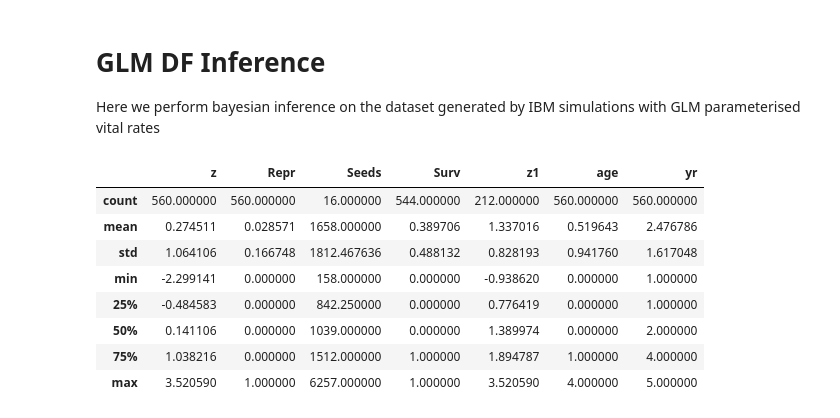
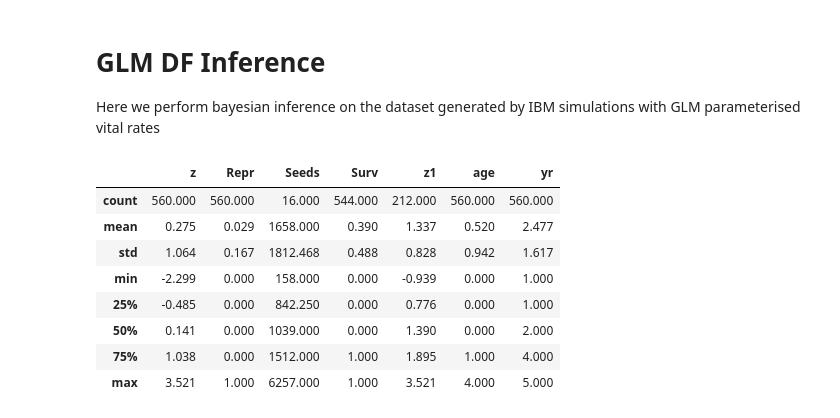
Before and after one commit to keynestay/MSc-Dissertation-Project, a Jupyter notebook: GLM_df_inference.ipynb, the cells around one changed output. Cells and saved outputs as stored; diff of their text form; code cells hidden in the pictures.

```diff
--- a/GLM_df_inference.ipynb
+++ b/GLM_df_inference.ipynb
@@ -16,14 +20,14 @@ import matplotlib.pyplot as plt
 # %%
 df = pd.read_csv('glm_ibm_dataset.csv')
 # %%
-df.describe()
+df.describe().round(3)
 # %% [output]
 |  | z | Repr | Seeds | Surv | z1 | age | yr |
-| count | 560.000000 | 560.000000 | 16.000000 | 544.000000 | 212.000000 | 560.000000 | 560.000000 |
-| mean | 0.274511 | 0.028571 | 1658.000000 | 0.389706 | 1.337016 | 0.519643 | 2.476786 |
-| std | 1.064106 | 0.166748 | 1812.467636 | 0.488132 | 0.828193 | 0.941760 | 1.617048 |
-| min | -2.299141 | 0.000000 | 158.000000 | 0.000000 | -0.938620 | 0.000000 | 1.000000 |
-| 25% | -0.484583 | 0.000000 | 842.250000 | 0.000000 | 0.776419 | 0.000000 | 1.000000 |
-| 50% | 0.141106 | 0.000000 | 1039.000000 | 0.000000 | 1.389974 | 0.000000 | 2.000000 |
-| 75% | 1.038216 | 0.000000 | 1512.000000 | 1.000000 | 1.894787 | 1.000000 | 4.000000 |
-| max | 3.520590 | 1.000000 | 6257.000000 | 1.000000 | 3.520590 | 4.000000 | 5.000000 |
+| count | 560.000 | 560.000 | 16.000 | 544.000 | 212.000 | 560.000 | 560.000 |
+| mean | 0.275 | 0.029 | 1658.000 | 0.390 | 1.337 | 0.520 | 2.477 |
+| std | 1.064 | 0.167 | 1812.468 | 0.488 | 0.828 | 0.942 | 1.617 |
+| min | -2.299 | 0.000 | 158.000 | 0.000 | -0.939 | 0.000 | 1.000 |
+| 25% | -0.485 | 0.000 | 842.250 | 0.000 | 0.776 | 0.000 | 1.000 |
+| 50% | 0.141 | 0.000 | 1039.000 | 0.000 | 1.390 | 0.000 | 2.000 |
+| 75% | 1.038 | 0.000 | 1512.000 | 1.000 | 1.895 | 1.000 | 4.000 |
+| max | 3.521 | 1.000 | 6257.000 | 1.000 | 3.521 | 4.000 | 5.000 |
```
Also changed, not shown: parts of 49 cells of this notebook, 7 other files.
